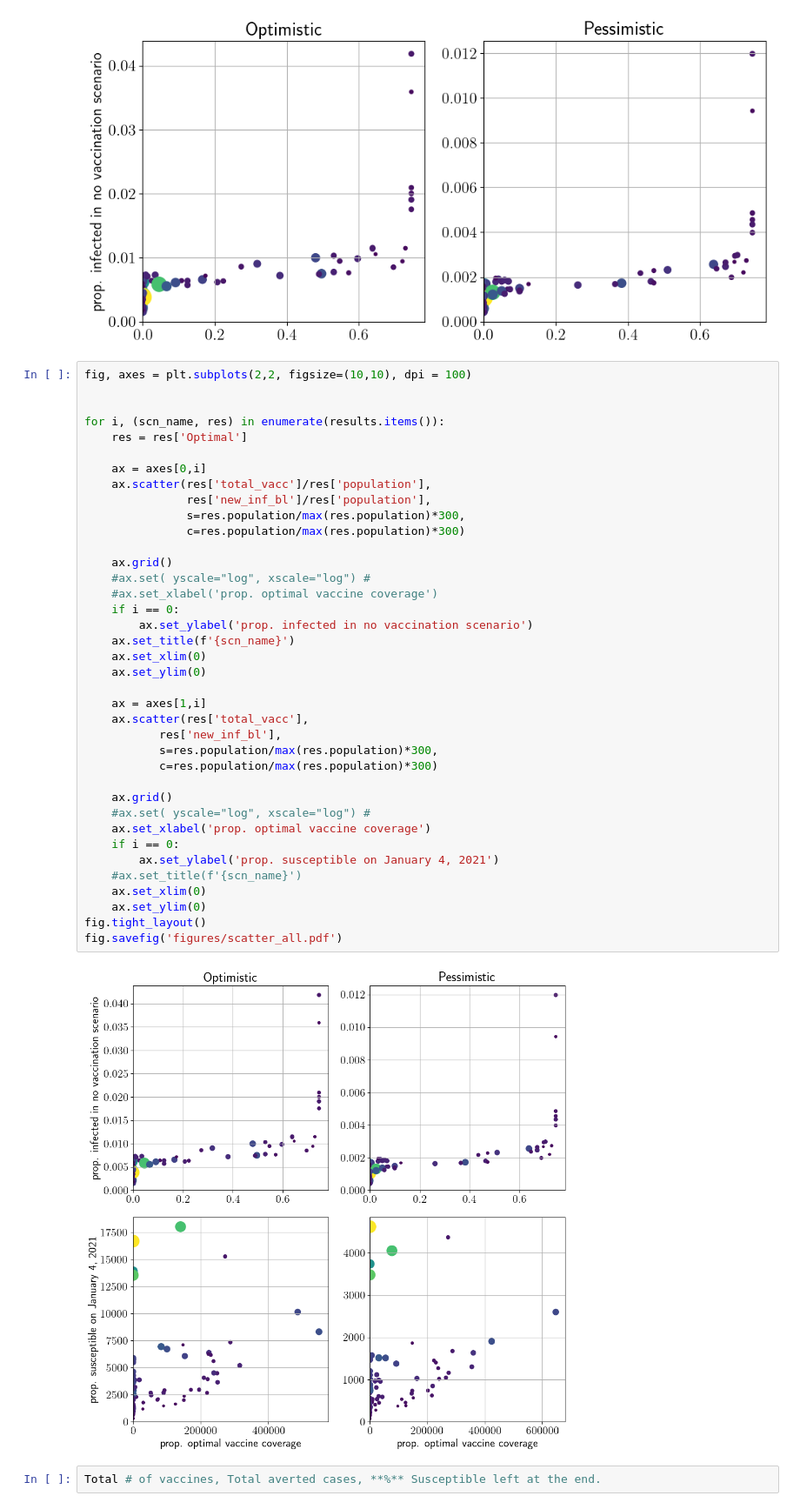
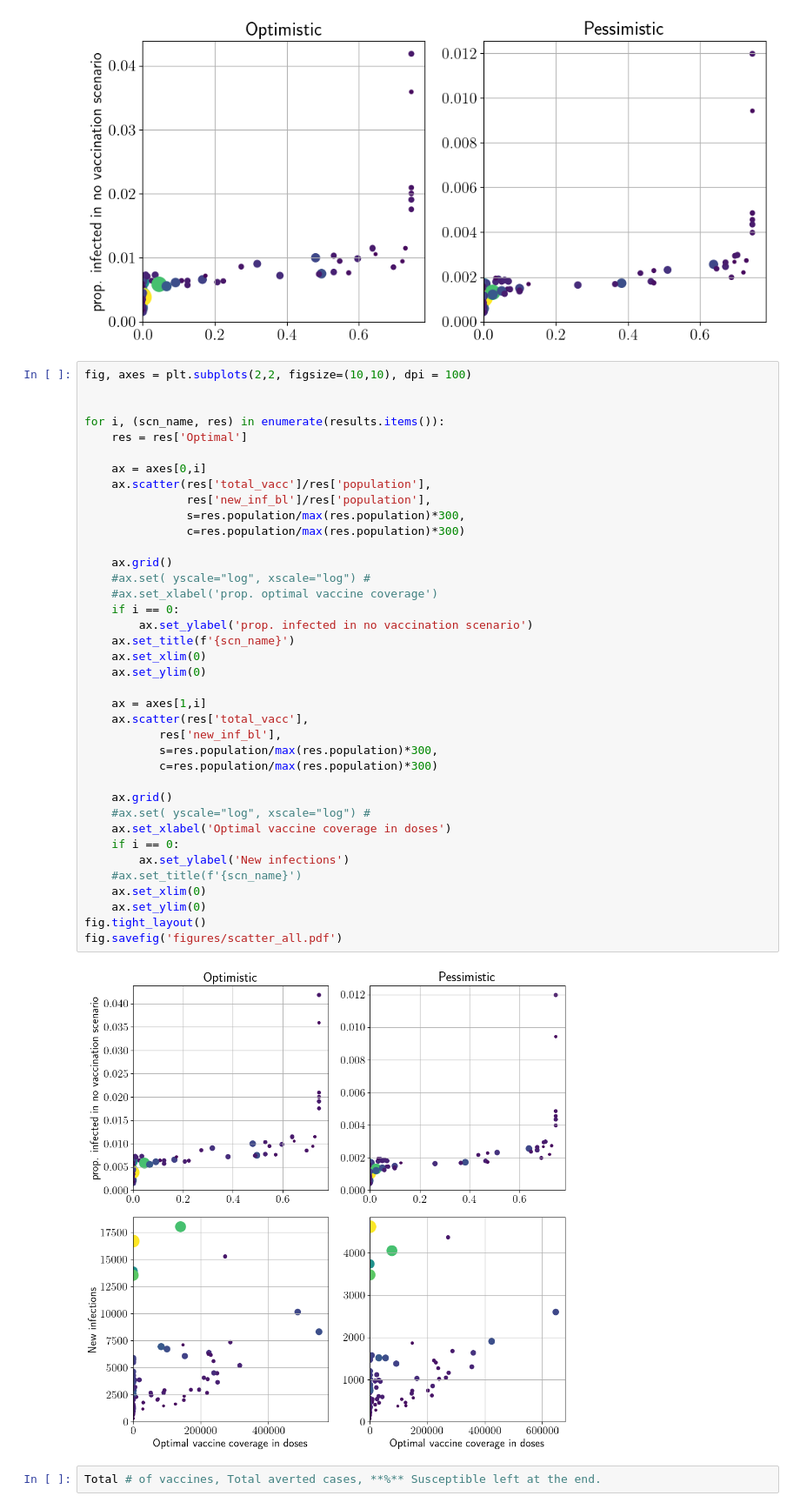
Before and after one commit to jcblemai/COVID-19_italy-vaccination-oc, a Jupyter notebook: analysis_opt-newFIG.ipynb, the cells around one changed output. Shown at 87% size. Cells and saved outputs as stored; diff of their text form.

```diff
--- a/analysis_opt-newFIG.ipynb
+++ b/analysis_opt-newFIG.ipynb
@@ -135,36 +140,36 @@ for i, (scn_name, res) in enumerate(results.items()):
     ax = axes[0,i]
     ax.scatter(res['total_vacc']/res['population'],
                res['new_inf_bl']/res['population'],
                s=res.population/max(res.population)*300,
                c=res.population/max(res.population)*300)
 
     ax.grid()
     #ax.set( yscale="log", xscale="log") #
     #ax.set_xlabel('prop. optimal vaccine coverage')
     if i == 0:
         ax.set_ylabel('prop. infected in no vaccination scenario')
     ax.set_title(f'{scn_name}')
     ax.set_xlim(0)
     ax.set_ylim(0)
 
     ax = axes[1,i]
     ax.scatter(res['total_vacc'],
            res['new_inf_bl'],
            s=res.population/max(res.population)*300,
            c=res.population/max(res.population)*300)
 
     ax.grid()
     #ax.set( yscale="log", xscale="log") #
-    ax.set_xlabel('prop. optimal vaccine coverage')
+    ax.set_xlabel('Optimal vaccine coverage in doses')
     if i == 0:
-        ax.set_ylabel('prop. susceptible on January 4, 2021')
+        ax.set_ylabel('New infections')
     #ax.set_title(f'{scn_name}')
     ax.set_xlim(0)
     ax.set_ylim(0)
 fig.tight_layout()
 fig.savefig('figures/scatter_all.pdf')
 # %% [output]
-[figure, old version]
+[figure, new version]
 # %%
 Total # of vaccines, Total averted cases, **%** Susceptible left at the end.
 # %%
```
Also changed, not shown: parts of 3 cells of this notebook, 4 other files.
